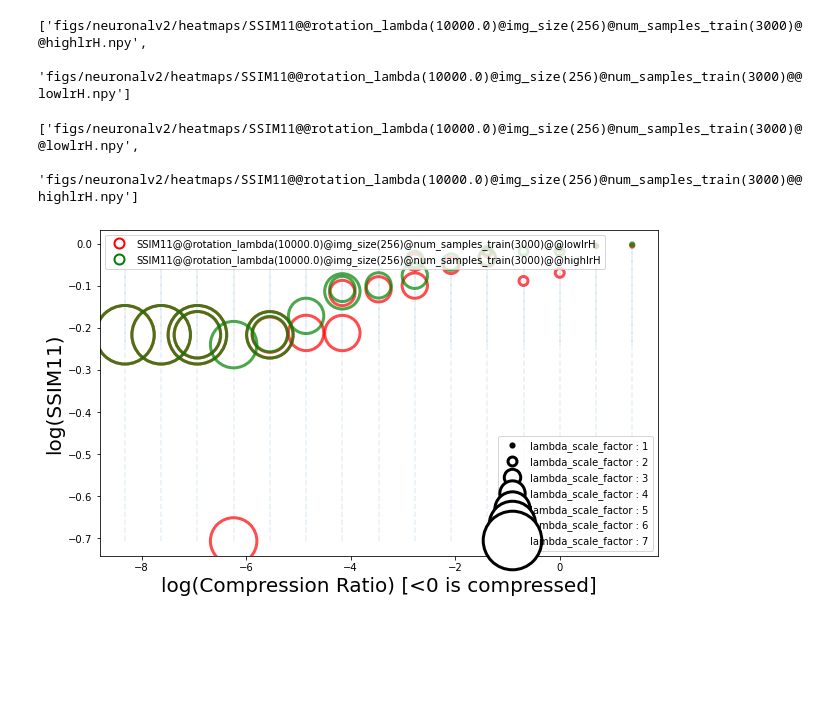
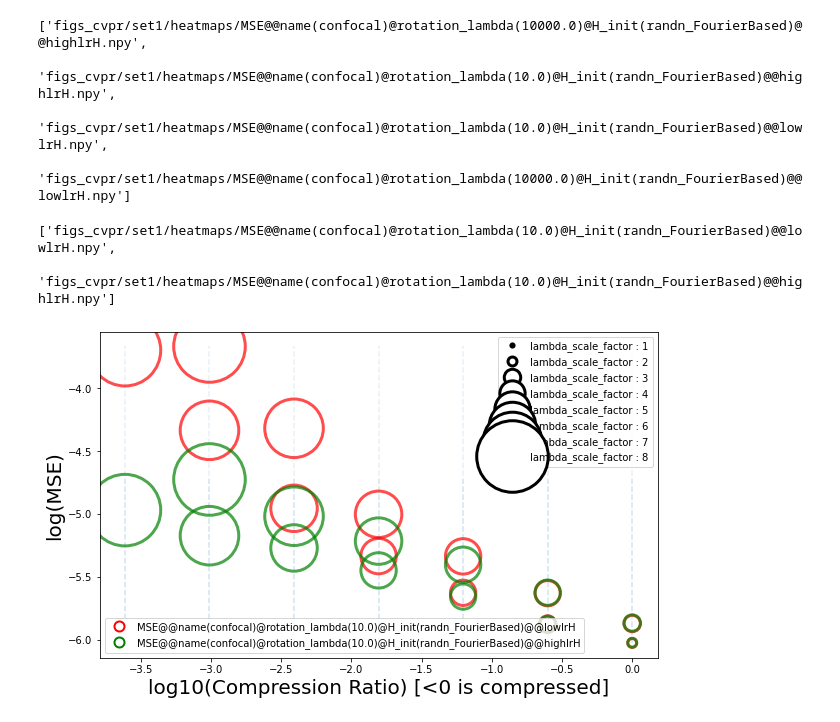
Before and after one commit to dushanw/DabbaMu-DEEP-TFM, a Jupyter notebook: aim2/compact_plots.ipynb, the cells around one changed output. Cells and saved outputs as stored; diff of their text form; code cells hidden in the pictures; blank space fills up the shorter version.

```diff
--- a/aim2/compact_plots.ipynb
+++ b/aim2/compact_plots.ipynb
@@ -10,8 +10,25 @@ import os
 def lambda_scale_factor2blob_size(scale_factors):
     return (np.array(scale_factors)**3)*10
 
+x_scale_name = 'log10'
+y_scale_name = 'log'
+
+
+def y_scale(y):
+    return eval(f'np.{y_scale_name}')(np.array(y).astype('float'))
+
+def x_scale(x):
+    return eval(f'np.{x_scale_name}')(np.array(x).astype('float'))
+
 
 def draw(compression_value, shape_size_list, value_list, marker= 'o', edgecolor= 'r', facecolor='none', ymax= 0.5, ymin= 0.0):
+    shape_size_list = shape_size_list[np.where(value_list != 'NA')]
+
+    if len(shape_size_list)==0:return
+    value_list = y_scale(value_list[np.where(value_list != 'NA')])
+
+
+
     r_list= np.array([compression_value]*len(value_list))
     plt.scatter(r_list, value_list, s= shape_size_list, facecolors=facecolor, edgecolors=edgecolor, marker= marker, linewidths=3, alpha= 0.7)
     plt.vlines(compression_value, ymin=ymin, ymax= ymax, linestyles='--', alpha= 0.1)
@@ -26,13 +43,16 @@ def compact_plot(heatmap, Ts, lambda_scale_factors, plot_params):
 
     compression_grid = T_grid/(2**(2*(lmbda_scale_grid-1)))
 
+    ymax= y_scale(heatmap[np.where(heatmap != 'NA')].max())
+    ymin= y_scale(heatmap[np.where(heatmap != 'NA')].min())
+
     unique_compression_values = sorted(list(set(compression_grid.flatten().numpy())), reverse= True)
     for compression_value in unique_compression_values:
         heatmap_vals = heatmap[compression_grid == compression_value]
         corres_scale_facts = lambda_scale_factors[torch.where(compression_grid == compression_value)[1]]
         shape_size_list = lambda_scale_factor2blob_size(corres_scale_facts)
 
-        s = draw(np.log(compression_value), shape_size_list, heatmap_vals.numpy(), marker= marker, edgecolor= edgecolor, facecolor=facecolor, ymax= heatmap.max(), ymin= heatmap.min())
+        s = draw(x_scale(compression_value), shape_size_list, heatmap_vals, marker= marker, edgecolor= edgecolor, facecolor=facecolor, ymax= ymax, ymin= ymin)
     return s
 
 def plot_all_compact(plot_param_list, Ts, lambda_scale_factors, ylabel= 'MSE'):
@@ -43,6 +63,7 @@ def plot_all_compact(plot_param_list, Ts, lambda_scale_factors, ylabel= 'MSE'):
     plt.figure(figsize= (10, 6))
 
     for plot_params in plot_param_list:
+
         s = compact_plot(plot_params['heatmap'], Ts, lambda_scale_factors, plot_params= plot_params)
         legends_colorshapes.append(mlines.Line2D([], [], markeredgecolor= plot_params['edgecolor'], markerfacecolor= plot_params['facecolor'], marker=plot_params['marker'], linestyle='None',
                                 markersize=10, label=plot_params['name'], markeredgewidth=2))
@@ -64,51 +85,55 @@ def plot_all_compact(plot_param_list, Ts, lambda_scale_factors, ylabel= 'MSE'):
     plt.gca().add_artist(legend1)
     plt.legend(handles=legends_sizes, loc=locs[1])
     plt.ylabel(ylabel, fontsize= 20)
-    plt.xlabel('log(Compression Ratio) [<0 is compressed]', fontsize= 20)
+    plt.xlabel(f'{x_scale_name}(Compression Ratio) [<0 is compressed]', fontsize= 20)
 # %%
-exp_set_dir = 'figs/neuronalv2'
+exp_set_dir = 'figs_cvpr/set1'
 
-Ts = torch.tensor([1,2,4])
-lambda_scale_factors= torch.tensor([1,2,3,4,5,6,7])
+Ts = torch.tensor([4, 16])
+lambda_scale_factors= torch.tensor([1, 2, 3, 4, 5, 6, 7, 8])
 # %%
 import glob
-heatmaps= sorted(glob.glob(f'{exp_set_dir}/heatmaps/SSIM*.npy'), key= lambda x: x.split('/')[-1].split('@@')[-1])
+heatmaps= sorted(glob.glob(f'{exp_set_dir}/heatmaps/MSE*.npy'), key= lambda x: x.split('/')[-1].split('@@')[-1])
 heatmaps
 # %% [output]
-['figs/neuronalv2/heatmaps/SSIM11@@rotation_lambda(10000.0)@img_size(256)@num_samples_train(3000)@@highlrH.npy',
- 'figs/neuronalv2/heatmaps/SSIM11@@rotation_lambda(10000.0)@img_size(256)@num_samples_train(3000)@@lowlrH.npy']
+['figs_cvpr/set1/heatmaps/MSE@@name(confocal)@rotation_lambda(10000.0)@H_init(randn_FourierBased)@@highlrH.npy',
+ 'figs_cvpr/set1/heatmaps/MSE@@name(confocal)@rotation_lambda(10.0)@H_init(randn_FourierBased)@@highlrH.npy',
+ 'figs_cvpr/set1/heatmaps/MSE@@name(confocal)@rotation_lambda(10.0)@H_init(randn_FourierBased)@@lowlrH.npy',
+ 'figs_cvpr/set1/heatmaps/MSE@@name(confocal)@rotation_lambda(10000.0)@H_init(randn_FourierBased)@@lowlrH.npy']
 # %%
-interested_heatmaps = [heatmaps[1], heatmaps[0]]
+interested_heatmaps = [heatmaps[2], heatmaps[1]]
 interested_heatmaps
 # %% [output]
-['figs/neuronalv2/heatmaps/SSIM11@@rotation_lambda(10000.0)@img_size(256)@num_samples_train(3000)@@lowlrH.npy',
- 'figs/neuronalv2/heatmaps/SSIM11@@rotation_lambda(10000.0)@img_size(256)@num_samples_train(3000)@@highlrH.npy']
+['figs_cvpr/set1/heatmaps/MSE@@name(confocal)@rotation_lambda(10.0)@H_init(randn_FourierBased)@@lowlrH.npy',
+ 'figs_cvpr/set1/heatmaps/MSE@@name(confocal)@rotation_lambda(10.0)@H_init(randn_FourierBased)@@highlrH.npy']
 # %%
 edgecolors= ['r', 'g']
 markers= ['o', 'o']
 # %%
 assert len(interested_heatmaps) == len(edgecolors), 'n_heatmaps != n_colors'
 
 plot_param_list = []
 for idx in range(len(interested_heatmaps)):
     np_dir= interested_heatmaps[idx]
 
     metrics_measured = np_dir.split('/')[-1].split('@@')[0]
-    plot_ylabel= f'log({metrics_measured})'
+    plot_ylabel= f'{y_scale_name}({metrics_measured})'
 
-    heatmap = np.load(np_dir)
+    heatmap, epoch_map = np.load(np_dir)[:, 1:,:]
+    heatmap= heatmap.astype(object)
+    heatmap[np.where(epoch_map == 0)] = 'NA'
     name= np_dir.split('/')[-1][:-4]
-    plot_param_list.append({'heatmap': torch.tensor(np.log(heatmap)), 'edgecolor': edgecolors[idx], 'facecolor':'none', 'marker':markers[idx], 'name': name})
+    plot_param_list.append({'heatmap': heatmap, 'edgecolor': edgecolors[idx], 'facecolor':'none', 'marker':markers[idx], 'name': name})
 
 plot_all_compact(plot_param_list, Ts, lambda_scale_factors, ylabel= plot_ylabel)
 
 exp_set_dir_name= exp_set_dir.split('/')[-1]
 plot_name= '@@'.join(np_dir.split('/')[-1].split('@@')[0:2])
 
 try:os.mkdir(f'{exp_set_dir}/compact_plots/')
 except:pass
 
 plt.savefig(f'{exp_set_dir}/compact_plots/compactplots_{exp_set_dir_name}_{plot_name}.png')
 plt.show()
 # %% [output]
-[figure, old version]
+[figure, new version]
```
Also changed, not shown: 3 other files.
